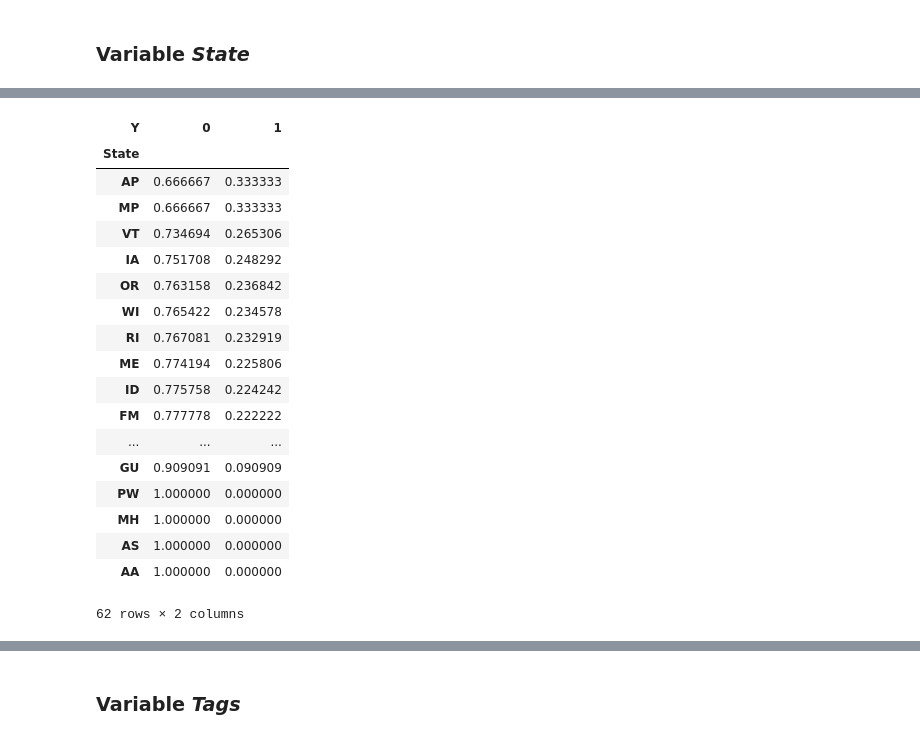
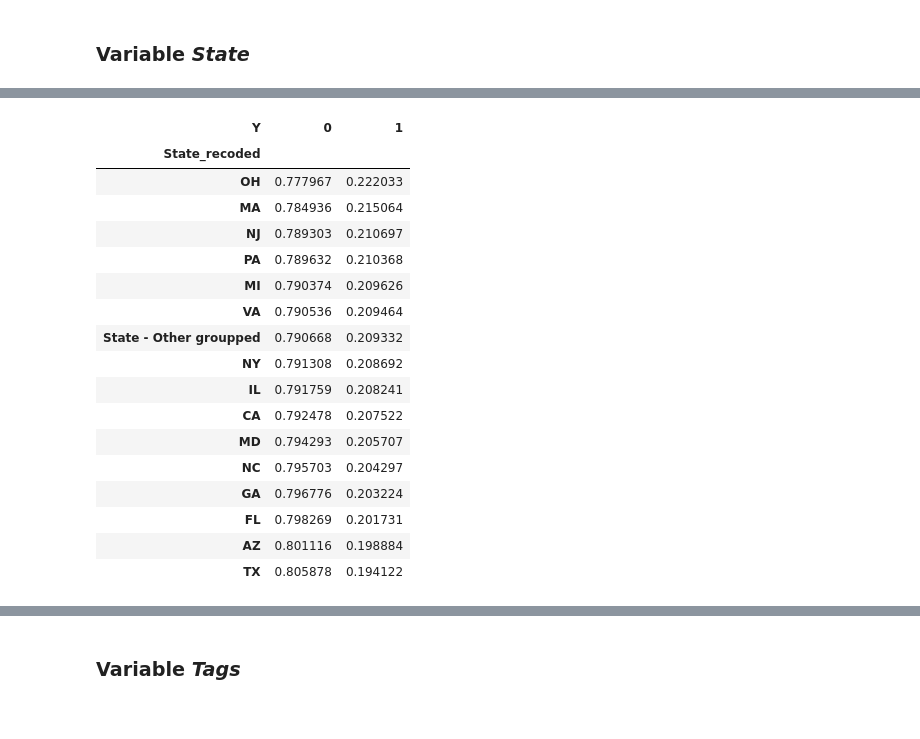
Before and after one commit to zhannazh/Predicting_Outcome_of_Consumer_Finance_Complaints, a Jupyter notebook: 1. Data exploration and feature engineering.ipynb, the cells around one changed output, grey strips where cells are left out. Cells and saved outputs as stored; diff of their text form; code cells hidden in the pictures.

Commit message:
Credit card complaints data exploration

```diff
--- a/1. Data exploration and feature engineering.ipynb
+++ b/1. Data exploration and feature engineering.ipynb
@@ -243,0 +246,9 @@ Name: Company, dtype: float64
+# %%
+# Variable 'Company' has 400+ categories
+# Print the number of distinct companies in the dataset
+print('# of companies: ', df.Company.nunique())
+print()
+
+#Examine % of complaints for the top 20 companies
+Company_labels= df.Company.value_counts()/df.shape[0]
+Company_labels[:20]
@@ -244,14 +290,4 @@ Name: Company, dtype: float64
 # %%
-# Recode the original Company variable slightly and
-# tabulate it by outcome (Y)
-df['Company_recoded'] = df['Company']
-
-companies = ['Citibank', 'Capital One', 'JPMorgan Chase & Co.','Bank of America',
-             'Synchrony Financial','Amex', 'Discover', 'Wells Fargo & Company',
-             'Barclays PLC']
-
-df.loc[~df.Company.isin(companies), 'Company_recoded'] = 'Other'
-
 # Tabulate recoded Company variable by outcome (Y)
 pd.crosstab(index = df['Company_recoded'],
             columns = df.Y, normalize = 'index').sort_values(by=1, ascending=False)
@@ -296,3 +333,7 @@ pd.crosstab(index = df.Issue,
 | Unsolicited issuance of credit card | 0.012470 | 0.015679 |
 # %% [markdown]
 ### Variable *State*
+# %%
+# Tabulate variable 'State'
+State_labels = df.State.value_counts(dropna=False)/df.shape[0]
+State_labels
@@ -298,0 +360,17 @@ pd.crosstab(index = df.Issue,
+# %%
+# Identify categories of variable "State" that capture less than 2% of all credit card complaints
+relabel_state = []
+for i in State_labels.index:
+    if df[df.State == i].State.count()/df.shape[0] < 0.02:
+        relabel_state.append(i)
+
+# Group the identified categories into "State - Other groupped"
+df["State_recoded"] = df.State
+for i in relabel_state:
+    df.loc[df.State == i, 'State_recoded'] = "State - Other groupped"
+
+# Include nulls into "State-Other groupped"
+df.loc[df.State.isna(), 'State_recoded'] = "State - Other groupped"
+
+# Number of unique categories in the recoded Issue variable
+df.State_recoded.nunique()
@@ -299,25 +379,24 @@ pd.crosstab(index = df.Issue,
 # %%
-# Tabulate State by outcome (Y)
-tab_state_Y = pd.crosstab(index = df.State, columns = df.Y,
+# Tabulate recoded State by outcome (Y)
+tab_state_Y = pd.crosstab(index = df.State_recoded, columns = df.Y,
             normalize = 'index').sort_values(by=1, ascending=False)
 tab_state_Y
 # %% [output]
 | Y | 0 | 1 |
-| State |  |  |
-| AP | 0.666667 | 0.333333 |
-| MP | 0.666667 | 0.333333 |
-| VT | 0.734694 | 0.265306 |
-| IA | 0.751708 | 0.248292 |
-| OR | 0.763158 | 0.236842 |
-| WI | 0.765422 | 0.234578 |
-| RI | 0.767081 | 0.232919 |
-| ME | 0.774194 | 0.225806 |
-| ID | 0.775758 | 0.224242 |
-| FM | 0.777778 | 0.222222 |
-| ... | ... | ... |
-| GU | 0.909091 | 0.090909 |
-| PW | 1.000000 | 0.000000 |
-| MH | 1.000000 | 0.000000 |
-| AS | 1.000000 | 0.000000 |
-| AA | 1.000000 | 0.000000 |
+| State_recoded |  |  |
+| OH | 0.777967 | 0.222033 |
+| MA | 0.784936 | 0.215064 |
+| NJ | 0.789303 | 0.210697 |
+| PA | 0.789632 | 0.210368 |
+| MI | 0.790374 | 0.209626 |
+| VA | 0.790536 | 0.209464 |
+| State - Other groupped | 0.790668 | 0.209332 |
+| NY | 0.791308 | 0.208692 |
+| IL | 0.791759 | 0.208241 |
+| CA | 0.792478 | 0.207522 |
+| MD | 0.794293 | 0.205707 |
+| NC | 0.795703 | 0.204297 |
+| GA | 0.796776 | 0.203224 |
+| FL | 0.798269 | 0.201731 |
+| AZ | 0.801116 | 0.198884 |
+| TX | 0.805878 | 0.194122 |
-62 rows × 2 columns
```
Also changed, not shown: parts of 48 cells of this notebook.
